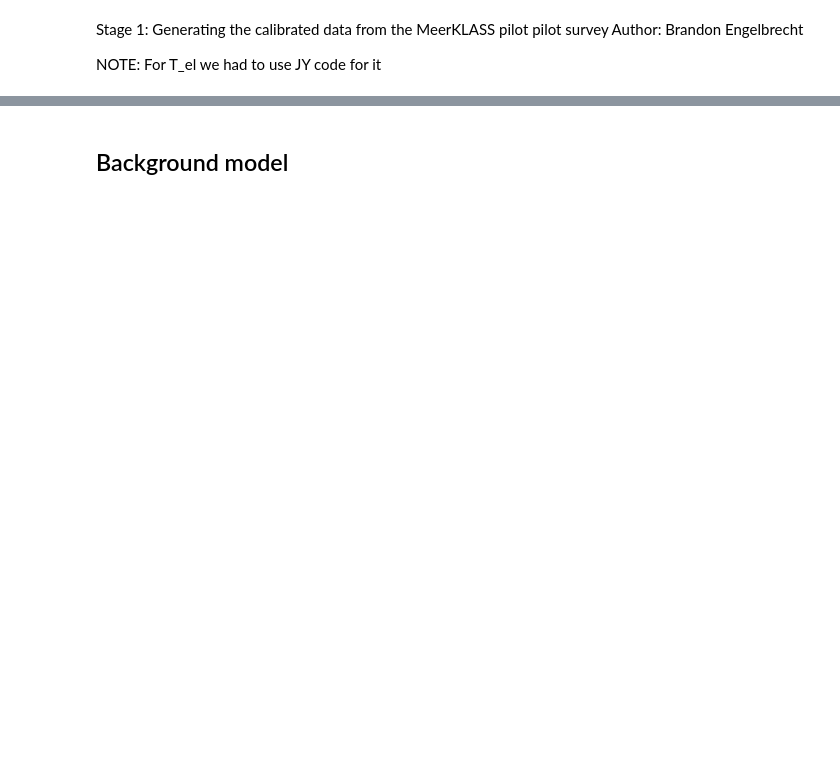
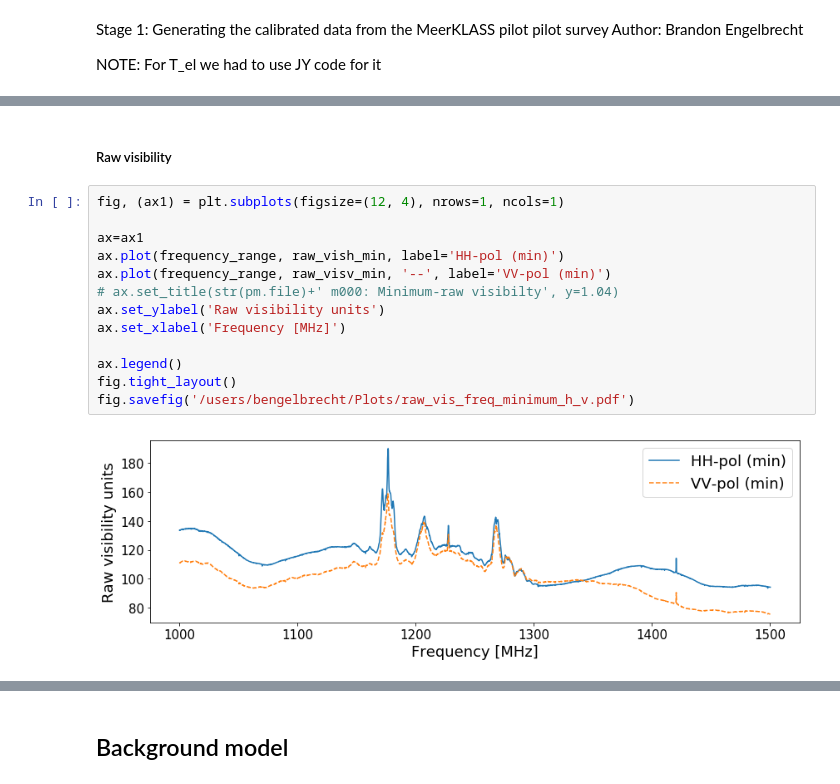
Before and after one commit to vitoria-ab/satellite_RFI-mine, a Jupyter notebook: Notebooks/MKAT_recalibration/Generating_Calibrated_Data_BGM.ipynb, the cells around one changed output, grey strips where cells are left out. Drawn from its saved outputs; the diff is of its cells as text; blank space fills up the shorter version.

```diff
--- a/Notebooks/MKAT_recalibration/Generating_Calibrated_Data_BGM.ipynb
+++ b/Notebooks/MKAT_recalibration/Generating_Calibrated_Data_BGM.ipynb
@@ -423,0 +540,17 @@ Path Exists
+# %% [markdown]
+##### Raw visibility
+# %%
+fig, (ax1) = plt.subplots(figsize=(12, 4), nrows=1, ncols=1)
+
+ax=ax1
+ax.plot(frequency_range, raw_vish_min, label='HH-pol (min)')
+ax.plot(frequency_range, raw_visv_min, '--', label='VV-pol (min)')
+# ax.set_title(str(pm.file)+' m000: Minimum-raw visibilty', y=1.04)
+ax.set_ylabel('Raw visibility units')
+ax.set_xlabel('Frequency [MHz]')
+
+ax.legend()
+fig.tight_layout()
+fig.savefig('/users/bengelbrecht/Plots/raw_vis_freq_minimum_h_v.pdf')
+# %% [output]
+[figure, added]
```
Also changed, not shown: parts of 129 cells of this notebook, 2 other files.
